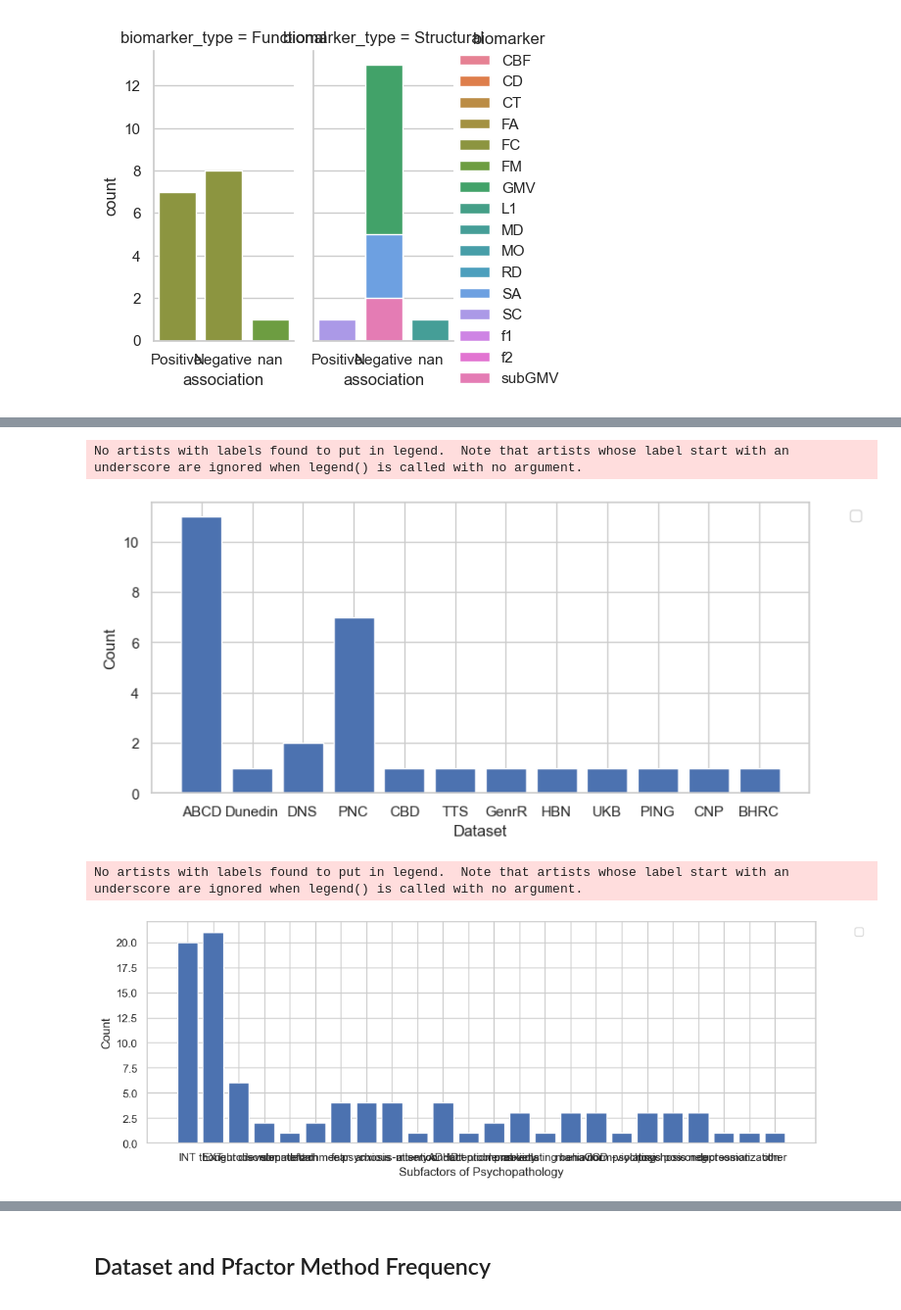
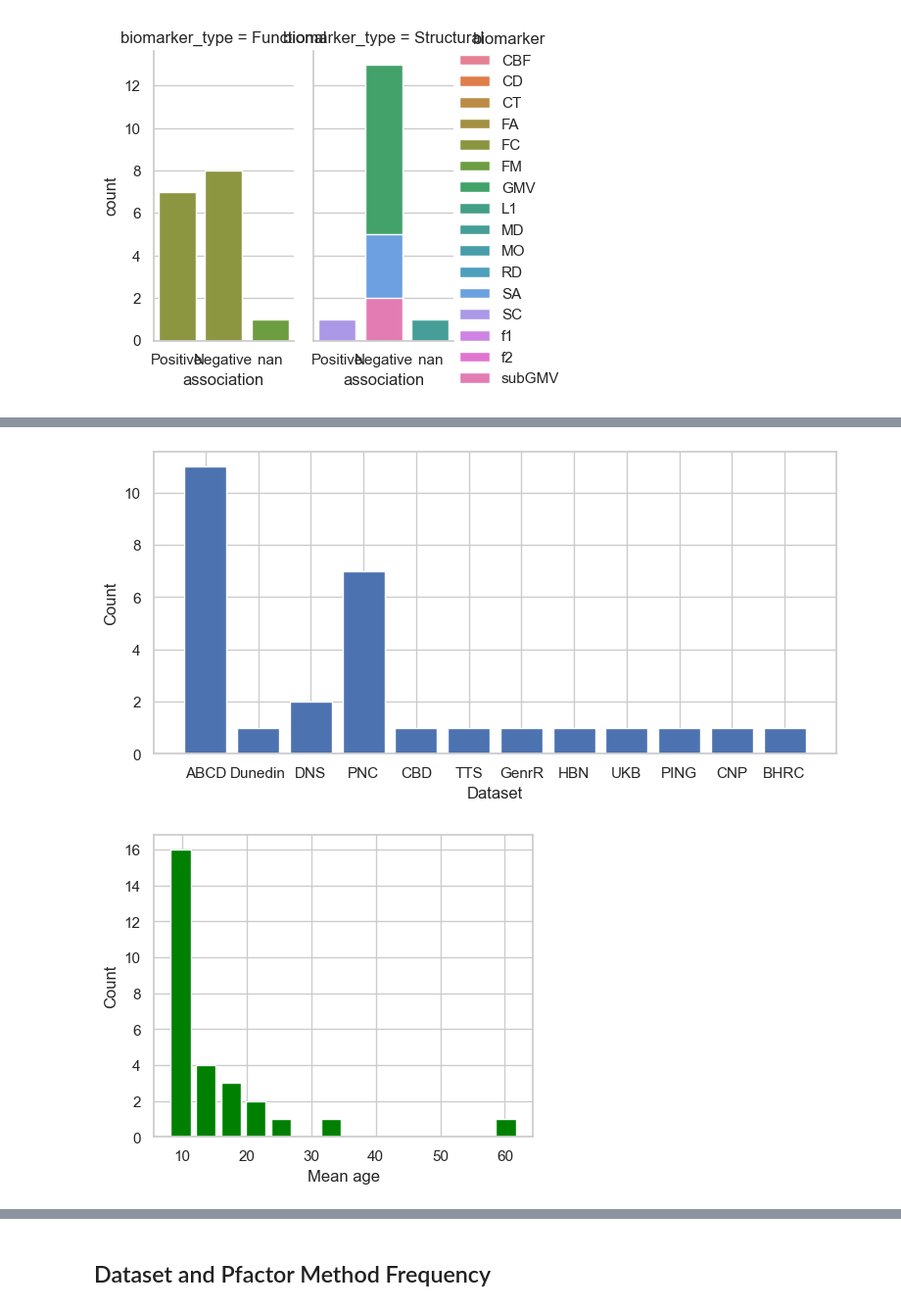
Before and after one commit to victoris93/p_factor_review, a Jupyter notebook: data_extraction.ipynb, the cells around one changed output, grey strips where cells are left out. Shown at 98% size. Cells and saved outputs as stored; diff of their text form; code cells hidden in the pictures.

Commit message:
figures updated

```diff
--- a/data_extraction.ipynb
+++ b/data_extraction.ipynb
@@ -22,5 +22,5 @@ article_data = article_data[["citation", "n_participants", "dataset", "p_factor_
 # %%
-structuraL_biomarkers = ["GMV", "subGMV", "CT", "SA", "f1", "f2", "FA", "RD", "MD", "MO", "SC", "AD", "T1w/T2w", "CD", "L1"]
+structuraL_biomarkers = ["GMV", "CT", "SA", "f1", "f2", "FA", "RD", "MD", "MO", "SC", "AD", "T1w/T2w", "CD", "L1"]
 # %%
 from itertools import product
 
@@ -105,6 +105,7 @@ expanded_df['biomarker_type'] = expanded_df['biomarker_type'].replace('functiona
 expanded_df['biomarker_type'] = expanded_df['biomarker_type'].replace('structural', 'Structural')
 expanded_df['association'] = expanded_df['association'].replace('pos', 'Positive')
 expanded_df['association'] = expanded_df['association'].replace('neg', 'Negative')
+expanded_df['mean_age'] = expanded_df['mean_age'].astype('float')
 # expanded_df['association'] = expanded_df['association'].replace('nan', 'NULL')
 # %%
 expanded_df[expanded_df['association'] == 'nan']
@@ -138,7 +139,7 @@ expanded_df
 # %%
 expanded_df.to_csv('expanded_article_data.csv', index=False)
 # %%
-expanded_df = pd.read_csv('expanded_article_data.csv')
+# expanded_df = pd.read_csv('expanded_article_data.csv')
 # %% [markdown]
 ## Sorting by Effect & Data Modality
 # %%
@@ -289,3 +299,6 @@ See the caveats in the documentation: https://pandas.pydata.org/pandas-docs/stab
 <seaborn.axisgrid.FacetGrid at 0x...>
 <Figure size 1000x1000 with 0 Axes>
 [figure]
+# %%
+# change dtype of a column
+expanded_df['mean_age'] = expanded_df['mean_age'].astype('float')
@@ -297,21 +328,16 @@ plt.figure(figsize=(9, 4))
 sns.histplot(data=df_datasets, x='dataset', shrink=0.8, alpha = 1)
 sns.set_theme(style="whitegrid")
 plt.xlabel('Dataset')
-plt.legend(bbox_to_anchor=(1.05, 1), loc='upper left')
+# plt.legend(bbox_to_anchor=(1.05, 1), loc='upper left')
 plt.savefig('datasets_hist.svg', format = 'svg', dpi=300)
 # %% [output]
-No artists with labels found to put in legend.  Note that artists whose label start with an underscore are ignored when legend() is called with no argument.
-[figure, old version]
+[figure, new version]
 # %%
-plt.figure(figsize=(12, 4))
-df_datasets = expanded_df.drop_duplicates(subset=['citation', 'p_factor_dims'])
-# remove rows with nans in p_factor_dims
-df_datasets = df_datasets[df_datasets['p_factor_dims'] != 'nan']
-sns.histplot(data=df_datasets, x='p_factor_dims', shrink=0.8, alpha = 1)
+plt.figure(figsize=(5, 4))
+sns.histplot(data=df_datasets, x='mean_age', shrink=0.8, alpha = 1, color='green')
 sns.set_theme(style="whitegrid")
-plt.xlabel('Subfactors of Psychopathology')
-plt.legend(bbox_to_anchor=(1.05, 1), loc='upper left')
-plt.savefig('p_factor_dims_hist.svg', format = 'svg', dpi=300)
+plt.xlabel('Mean age')
+# plt.legend(bbox_to_anchor=(1.05, 1), loc='upper left')
+plt.savefig('age_hist.svg', format = 'svg', dpi=300)
 # %% [output]
-No artists with labels found to put in legend.  Note that artists whose label start with an underscore are ignored when legend() is called with no argument.
-[figure, old version]
+[figure, new version]
```
Also changed, not shown: parts of 18 cells of this notebook.
